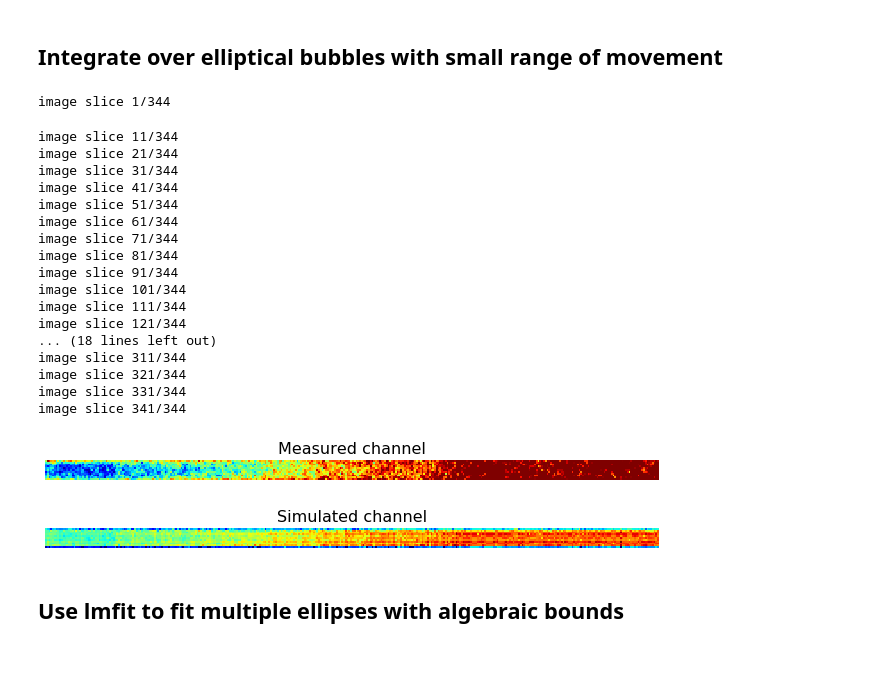
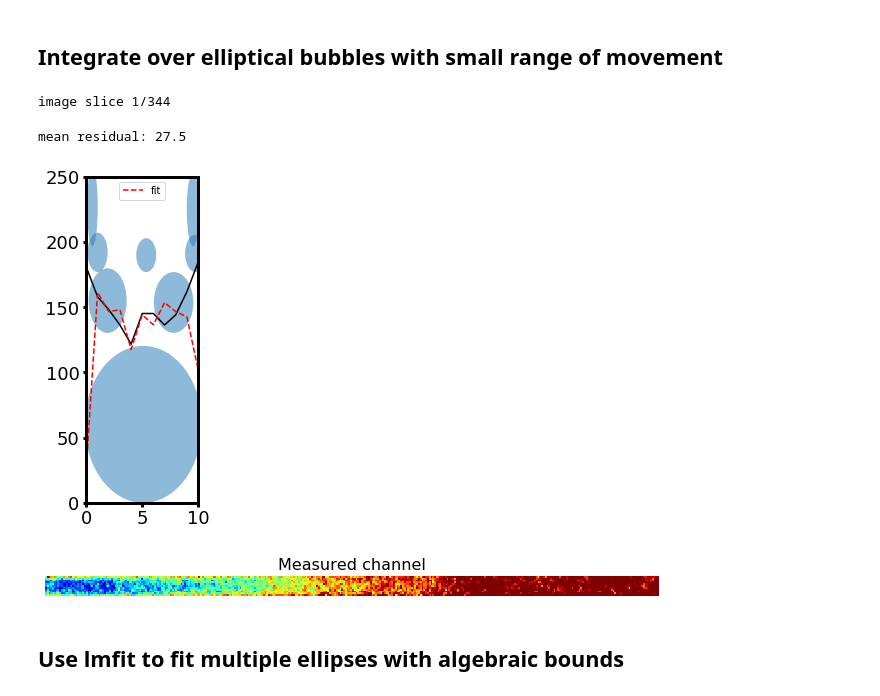
Before and after one commit to ericmuckley/fluid_channel_modeling, a Jupyter notebook: channel_modeling_disks.ipynb, the cells around one changed output. Drawn from its saved outputs; the diff is of its cells as text; code cells hidden in the pictures; blank space fills up the shorter version.

```diff
--- a/channel_modeling_disks.ipynb
+++ b/channel_modeling_disks.ipynb
@@ -213,7 +213,7 @@ def get_guess(cs, n):
     n: number of ellipses to fit
     """
     # low and high tolerance factors for each bound
-    lo_tol, hi_tol = 0.5, 1.5
+    lo_tol, hi_tol = 0.75, 1.25
 
     # first bubble: main large bubble in center of channel
     guess = [cs['x'].max()/2,
@@ -257,7 +257,7 @@ def get_guess(cs, n):
     high_bounds.extend([g*hi_tol for g in guess[15:]])
 
     # 7th and 8th bubbles: near channel edges
-    guess.extend([cs['x'].max()/10,
+    guess.extend([cs['x'].max()/15,
                   (cs['x'].max()-cs['x'].min()-1)/8,
                   cs['cs'].min()/2])
     low_bounds.extend([g*lo_tol for g in guess[18:]])
@@ -282,7 +282,7 @@ def get_guess(cs, n):
 
 fits = []
 
-for i in range(img.shape[1]):
+for i in range(1):#img.shape[1]):
     if i % 10 == 0:
         print('image slice {}/{}'.format(i+1, img.shape[1]))
 
@@ -298,24 +298,29 @@ for i in range(img.shape[1]):
     # add zeros to first and last profile points so bubbles disappear at channel edges
     x_to_fit = [-0.1] + list(cs['x']) + [cs['x'].max()+0.1]
     y_to_fit = [0] + list(cs['cs']) + [0]
-    sigma = np.ones_like(y_to_fit)*10
-    sigma[0], sigma[-1] = 1, 1
+    sigma = np.ones_like(y_to_fit)*100
+    sigma[0], sigma[-1] = 0.1, 0.1
 
     popt, _ = curve_fit(multi_ellipse_integral,
                         x_to_fit,
                         y_to_fit,
                         p0=guess,
                         #sigma=sigma,
+                        #xtol=1e-2,
+                        #ftol=1e-2,
                         absolute_sigma=True,
                         bounds=bounds)
     fit = multi_ellipse_integral(cs['x'], *popt)
     fits.append(fit)
+    residual = cs['cs'] - fit
+    mean_residual = np.mean(np.abs(residual))
+    print('mean residual: {}'.format(round(mean_residual, 2)))
 
     popt_df = pd.DataFrame(np.reshape(popt, (-1, 3)), columns=['x0', 'w', 'h'])
     #print('fit params:')
     #print(popt_df)
 
-    plot_bubbles = False
+    plot_bubbles = True
     if plot_bubbles:
 
         # plot all fitted ellipses
@@ -323,56 +328,40 @@ for i in range(img.shape[1]):
         y_centers = [popt_df['h'].iloc[0]/2,
                      popt_df['h'].iloc[0] + popt_df['h'].iloc[1]/2+10,
                      popt_df['h'].iloc[0] + popt_df['h'].iloc[2]/2+10,
                      popt_df['h'].iloc[0] + popt_df['h'].iloc[2] + popt_df['h'].iloc[3]/2+10,
                      popt_df['h'].iloc[0] + popt_df['h'].iloc[2] + popt_df['h'].iloc[4]/2+10,
                      popt_df['h'].iloc[0] + popt_df['h'].iloc[2] + popt_df['h'].iloc[5]/2+10,
                      popt_df['h'].iloc[0] + popt_df['h'].iloc[2] + popt_df['h'].iloc[6]/2+30,
                      popt_df['h'].iloc[0] + popt_df['h'].iloc[2] + popt_df['h'].iloc[7]/2+30]
 
 
         for p in range(len(popt_df)):
             ellipse_object = patches.Ellipse((
                 popt_df['x0'].iloc[p], y_centers[p]),
                 popt_df['w'].iloc[p],
                 popt_df['h'].iloc[p], alpha=0.5)
             ax.add_patch(ellipse_object)
 
 
 
         # plot measured cross section
         plt.plot(cs['x'], cs['cs'], c='k')
         # plot simulated cross section
         plt.plot(cs['x'], fit, c='r', linestyle='--', label='fit')
         fig.set_size_inches(2, 6)
         plt.xlim([0, np.max(cs['x'])])
         plt.ylim([0, data['d_um']])
         plt.legend()
         plt.show()
 # %% [output]
 image slice 1/344
-image slice 11/344
-image slice 21/344
-image slice 31/344
-image slice 41/344
-image slice 51/344
-image slice 61/344
-image slice 71/344
-image slice 81/344
-image slice 91/344
-image slice 101/344
-image slice 111/344
-image slice 121/344
-... (18 lines left out)
-image slice 311/344
-image slice 321/344
-image slice 331/344
-image slice 341/344
+mean residual: 27.5
+[figure, added]
 # %%
 plot_channel_image(img, title='Measured channel')
-plot_channel_image(np.array(fits).T, title='Simulated channel')
+#plot_channel_image(np.array(fits).T, title='Simulated channel')
 # %% [output]
 [figure]
-[figure, removed]
 # %% [markdown]
 ## Use lmfit to fit multiple ellipses with algebraic bounds
 # %%
```
